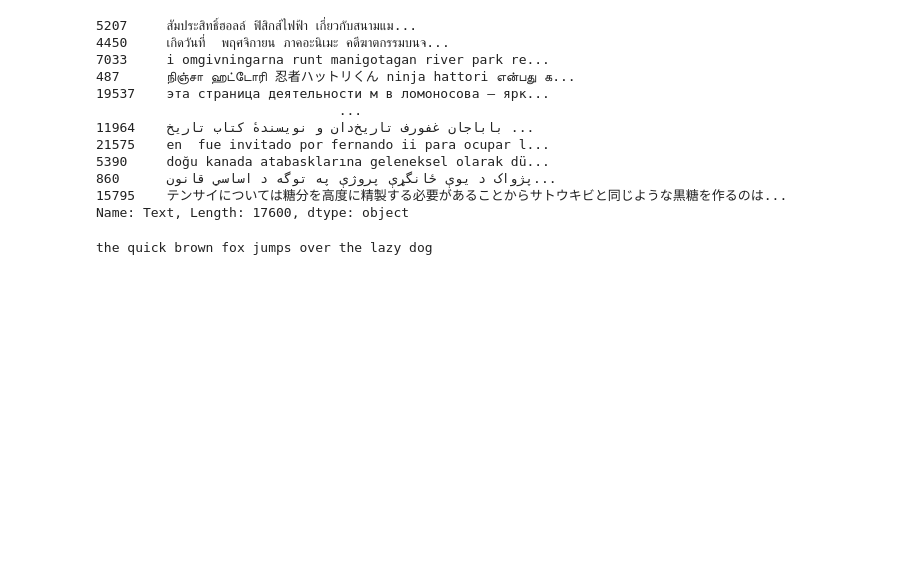
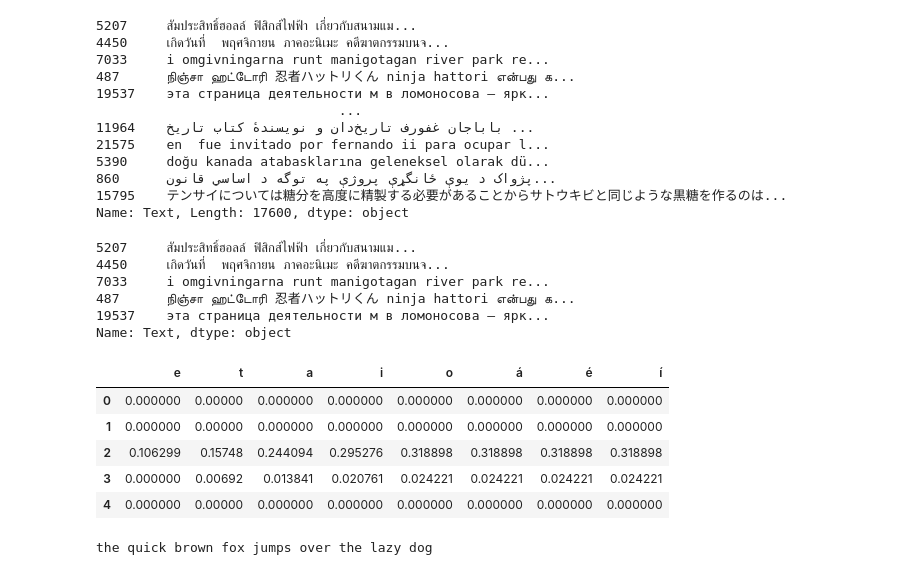
Before and after one commit to EasternUniversity/CSCI405-Language-Detection, a Jupyter notebook: Language_Detector.ipynb, the cells around one changed output. Cells and saved outputs as stored; diff of their text form; code cells hidden in the pictures; blank space fills up the shorter version.

```diff
--- a/Language_Detector.ipynb
+++ b/Language_Detector.ipynb
@@ -50,6 +50,59 @@ X_train
 860      پژواک د يوې ځانگړې پروژې په توگه د اساسي قانون...
 15795    テンサイについては糖分を高度に精製する必要があることからサトウキビと同じような黒糖を作るのは...
 Name: Text, Length: 17600, dtype: object
+# %%
+import numpy as np
+
+def feature_engineering(dataframe, chars):
+    arr = dataframe.to_numpy()
+    new_arr = np.zeros((len(arr), len(chars)))
+    i=0
+    j=0
+    for text in arr:
+        sentence = text
+        count = 0
+        j=0
+        for char in chars:
+
+            for letter in sentence:
+                if letter == char:
+                    count = count + 1
+                fraction = count/len(sentence)
+            new_arr[i,j] = fraction
+            j = j + 1
+
+        i = i + 1
+
+    return new_arr
+# %%
+import pandas as pd
+def numpy_into_dataframe(array, chars):
+    data_frame = pd.DataFrame(array, columns = chars)
+    return data_frame
+# %%
+panda = X_train.head()
+panda
+# %% [output]
+5207     สัมประสิทธิ์ฮอลล์ ฟิสิกส์ไฟฟ้า เกี่ยวกับสนามแม...
+4450     เกิดวันที่  พฤศจิกายน ภาคอะนิเมะ คดีฆาตกรรมบนจ...
+7033     i omgivningarna runt manigotagan river park re...
+487      நிஞ்சா ஹட்டோரி 忍者ハットリくん ninja hattori என்பது க...
+19537    эта страница деятельности м в ломоносова — ярк...
+Name: Text, dtype: object
+# %%
+first_22_features = ['e', 't', 'a', 'i', 'o', 'á', 'é', 'í']
+
+test_data = feature_engineering(panda, first_22_features)
+test_data_2 = numpy_into_dataframe(test_data, first_22_features)
+# %%
+test_data_2
+# %% [output]
+|  | e | t | a | i | o | á | é | í |
+| 0 | 0.000000 | 0.00000 | 0.000000 | 0.000000 | 0.000000 | 0.000000 | 0.000000 | 0.000000 |
+| 1 | 0.000000 | 0.00000 | 0.000000 | 0.000000 | 0.000000 | 0.000000 | 0.000000 | 0.000000 |
+| 2 | 0.106299 | 0.15748 | 0.244094 | 0.295276 | 0.318898 | 0.318898 | 0.318898 | 0.318898 |
+| 3 | 0.000000 | 0.00692 | 0.013841 | 0.020761 | 0.024221 | 0.024221 | 0.024221 | 0.024221 |
+| 4 | 0.000000 | 0.00000 | 0.000000 | 0.000000 | 0.000000 | 0.000000 | 0.000000 | 0.000000 |
 # %%
 letters = ['a', 'b', 'c', 'd', 'e', 'f', 'g', 'h', 'i', 'j', 'k', 'l', 'm', 'n', 'o', 'p', 'q', 'r', 's', 't', 'u', 'v', 'w', 'x', 'y', 'z']
 #put the most used letters here. These are sample letters for testing
```
